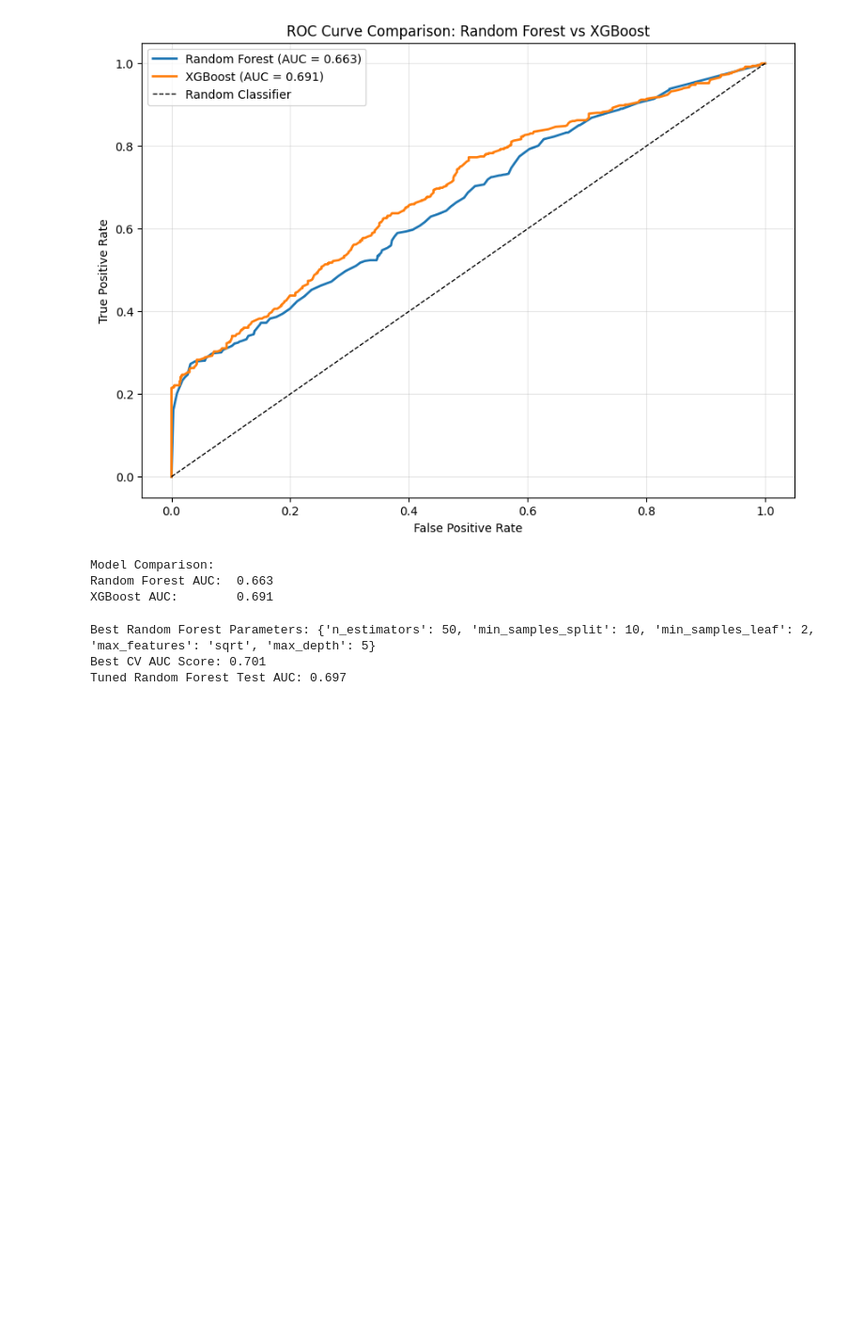
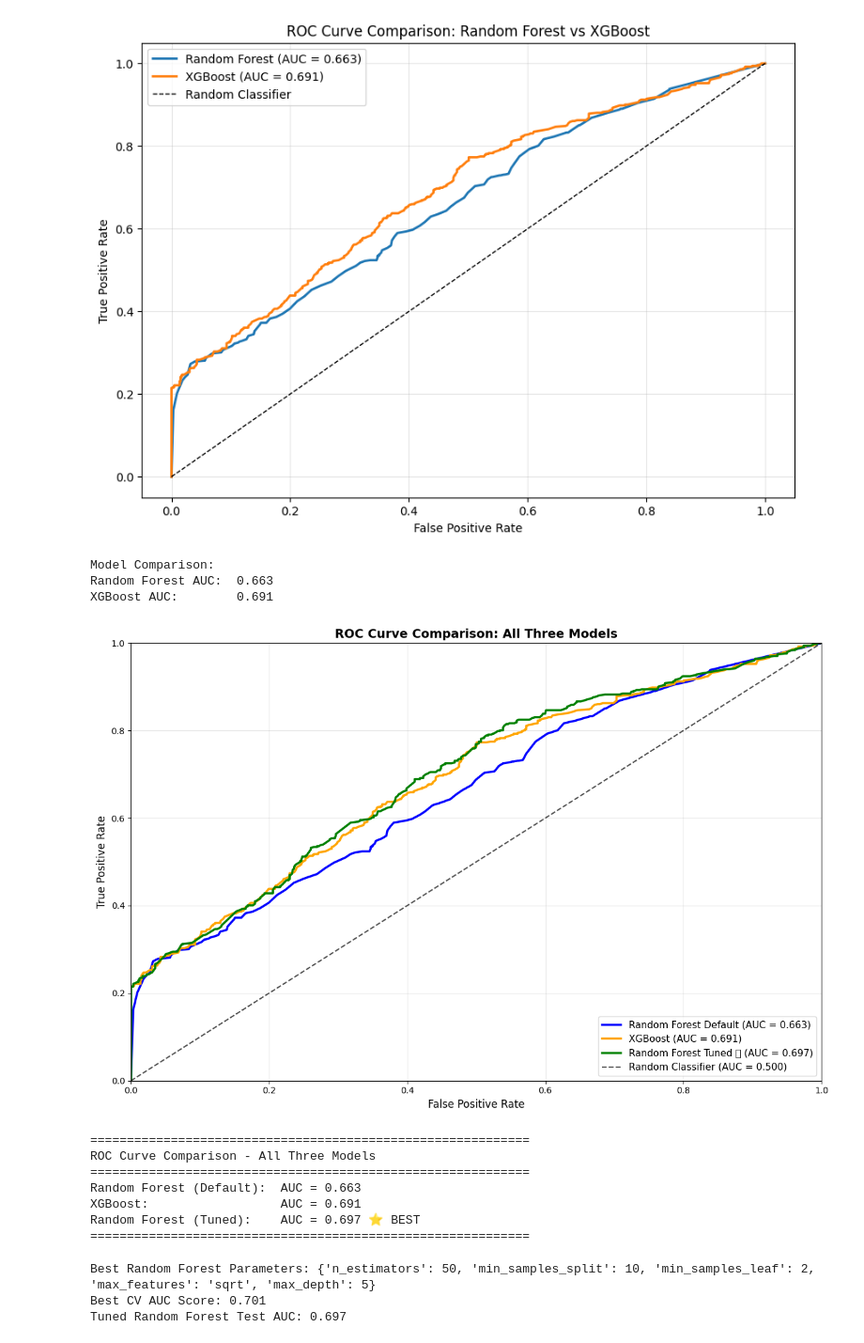
Before and after one commit to dhruvthumar/Project_CS4403-retail-mining, a Jupyter notebook: online-retail-data-clustering.ipynb, the cells around one changed output. Shown at 94% size. Cells and saved outputs as stored; diff of their text form; code cells hidden in the pictures; blank space fills up the shorter version.

Commit message:
comparison of all models ROC curve

```diff
--- a/online-retail-data-clustering.ipynb
+++ b/online-retail-data-clustering.ipynb
@@ -1230,6 +1230,53 @@ print(f"XGBoost AUC:        {xgb_auc:.3f}")
 Model Comparison:
 Random Forest AUC:  0.663
 XGBoost AUC:        0.691
+# %%
+# ROC Curve Comparison: All Three Models
+from sklearn.metrics import roc_curve, auc
+
+# Calculate all three ROC curves for proper comparison
+rf_fpr_all, rf_tpr_all, _ = roc_curve(y_test, y_pred_proba)
+rf_auc_all = auc(rf_fpr_all, rf_tpr_all)
+
+xgb_fpr_all, xgb_tpr_all, _ = roc_curve(y_test, xgb_pred_proba)
+xgb_auc_all = auc(xgb_fpr_all, xgb_tpr_all)
+
+rf_tuned_fpr, rf_tuned_tpr, _ = roc_curve(y_test, rf_tuned_pred_proba)
+rf_tuned_auc_all = auc(rf_tuned_fpr, rf_tuned_tpr)
+
+# Plot all three models
+plt.figure(figsize=(12, 8))
+plt.plot(rf_fpr_all, rf_tpr_all, label=f'Random Forest Default (AUC = {rf_auc_all:.3f})', linewidth=2.5, color='blue')
+plt.plot(xgb_fpr_all, xgb_tpr_all, label=f'XGBoost (AUC = {xgb_auc_all:.3f})', linewidth=2.5, color='orange')
+plt.plot(rf_tuned_fpr, rf_tuned_tpr, label=f'Random Forest Tuned ⭐ (AUC = {rf_tuned_auc_all:.3f})', linewidth=2.5, color='green')
+plt.plot([0, 1], [0, 1], 'k--', label='Random Classifier (AUC = 0.500)', linewidth=1.5, alpha=0.7)
+
+plt.xlabel('False Positive Rate', fontsize=12)
+plt.ylabel('True Positive Rate', fontsize=12)
+plt.title('ROC Curve Comparison: All Three Models', fontsize=14, fontweight='bold')
+plt.legend(fontsize=11, loc='lower right')
+plt.grid(True, alpha=0.3)
+plt.xlim([0, 1])
+plt.ylim([0, 1])
+plt.tight_layout()
+plt.show()
+
+print("="*60)
+print("ROC Curve Comparison - All Three Models")
+print("="*60)
+print(f"Random Forest (Default):  AUC = {rf_auc_all:.3f}")
+print(f"XGBoost:                  AUC = {xgb_auc_all:.3f}")
+print(f"Random Forest (Tuned):    AUC = {rf_tuned_auc_all:.3f} ⭐ BEST")
+print("="*60)
+# %% [output]
+[figure, added]
+============================================================
+ROC Curve Comparison - All Three Models
+============================================================
+Random Forest (Default):  AUC = 0.663
+XGBoost:                  AUC = 0.691
+Random Forest (Tuned):    AUC = 0.697 ⭐ BEST
+============================================================
 # %%
 # Hyperparameter Tuning: Random Forest with RandomizedSearchCV
 from sklearn.model_selection import RandomizedSearchCV
```
Also changed, not shown: parts of 1 cell of this notebook, 3 other files.
